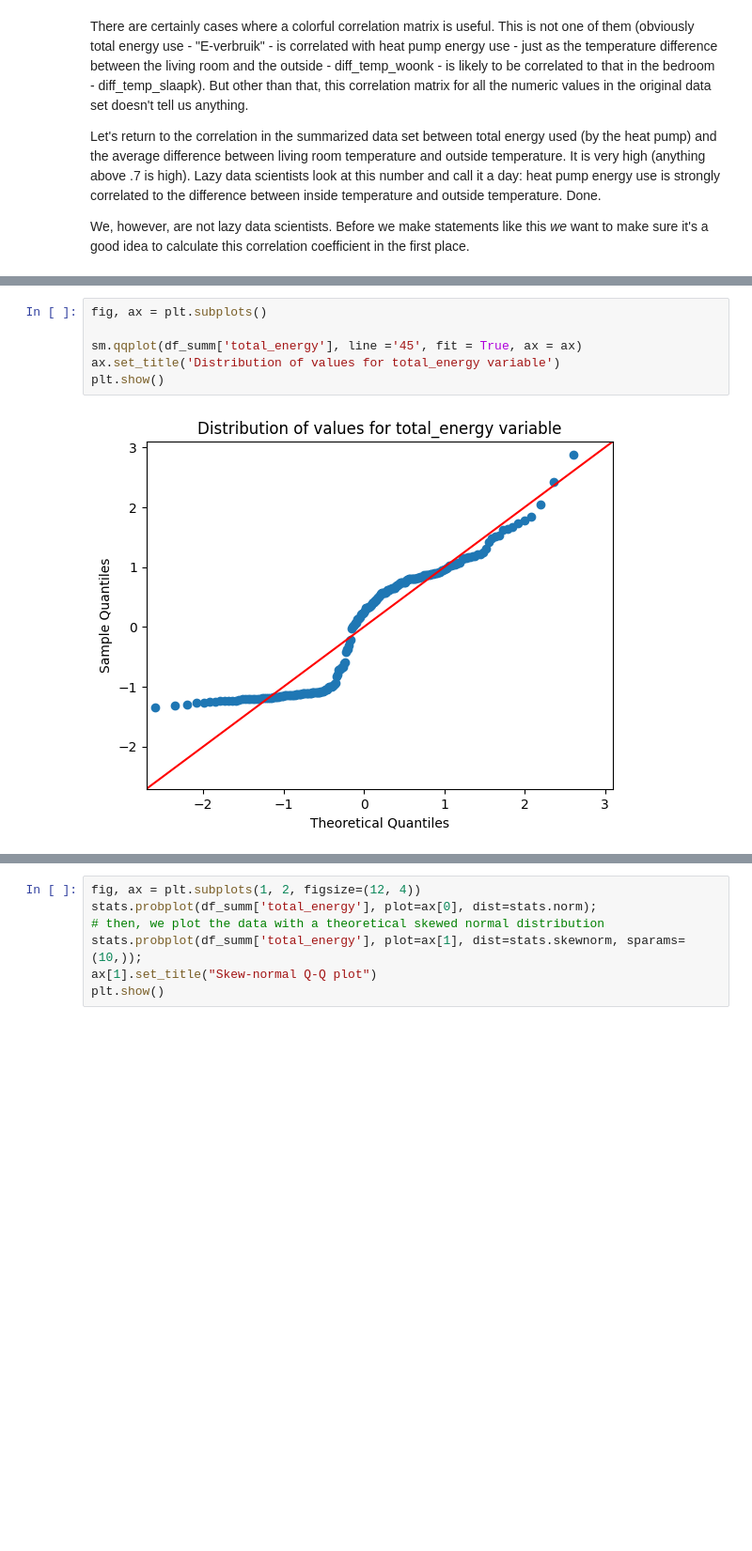
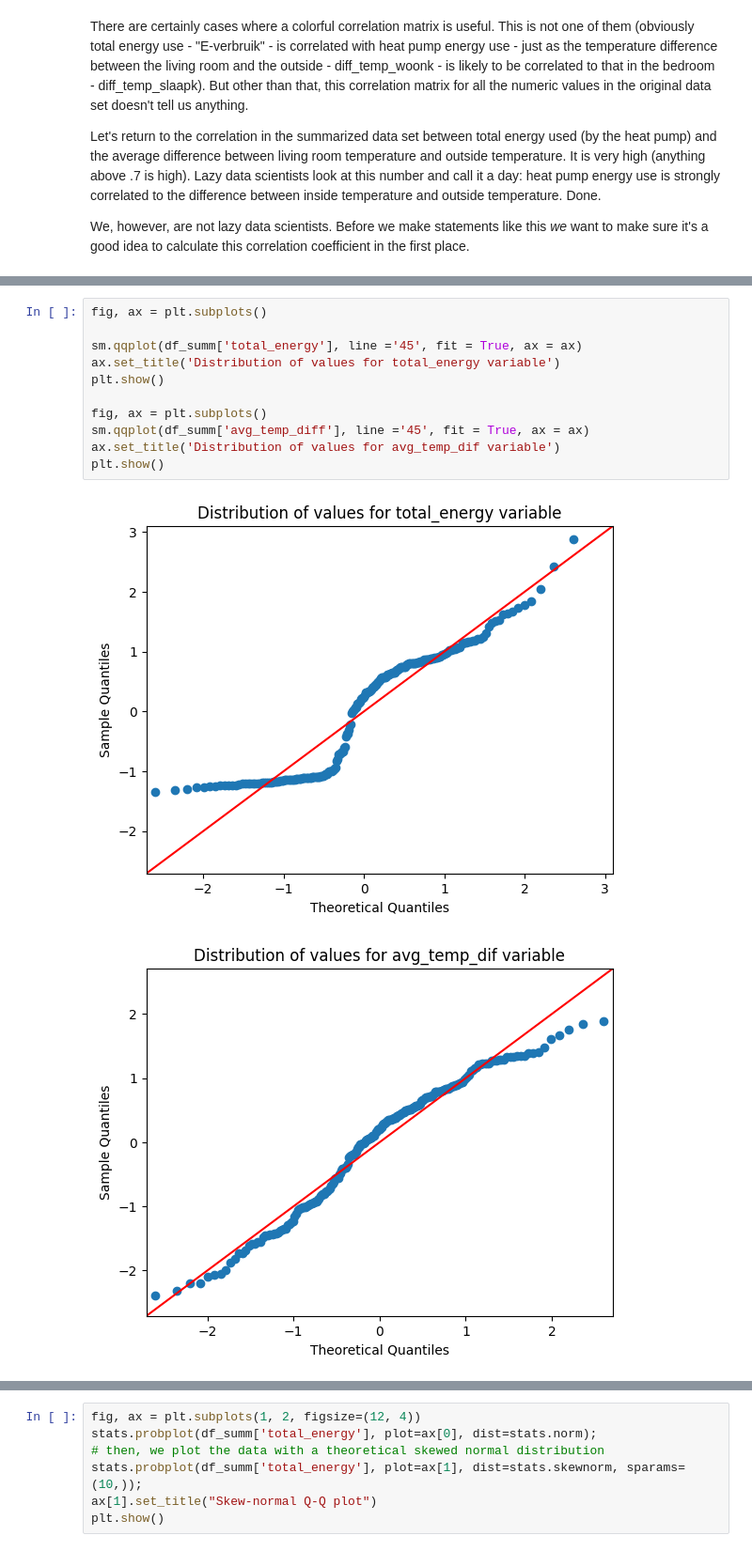
Before and after one commit to AIM-MADS-DATEXP/workshop-distributions-correlations, a Jupyter notebook: notebooks/distributions_correlations.ipynb, the cells around one changed output, grey strips where cells are left out. Shown at 94% size. Saved outputs shown, nothing was run; the diff lists cells and outputs as text; blank space fills up the shorter version.

Commit message:
Cleaned up discussion of QQ plots

```diff
--- a/notebooks/distributions_correlations.ipynb
+++ b/notebooks/distributions_correlations.ipynb
@@ -374,8 +376,14 @@ The statsmodels library contains a useful function for plotting a QQ-plot for a
 # %%
 fig, ax = plt.subplots()
 
 sm.qqplot(df_summ['total_energy'], line ='45', fit = True, ax = ax)
 ax.set_title('Distribution of values for total_energy variable')
 plt.show()
+
+fig, ax = plt.subplots()
+sm.qqplot(df_summ['avg_temp_diff'], line ='45', fit = True, ax = ax)
+ax.set_title('Distribution of values for avg_temp_dif variable')
+plt.show()
 # %% [output]
 [figure]
+[figure, added]
```
Also changed, not shown: parts of 6 cells of this notebook.
